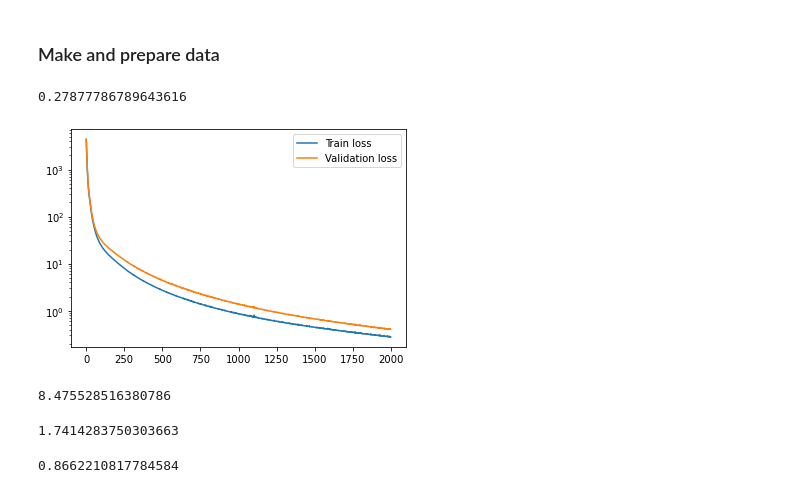
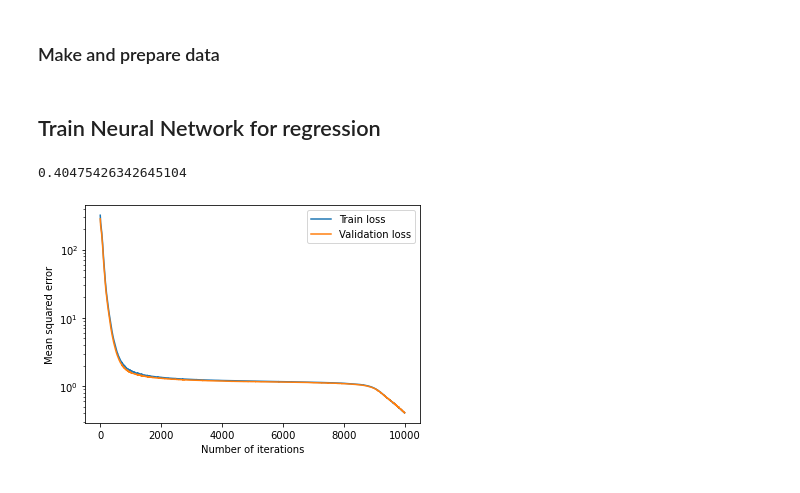
Before and after one commit to OdaLangrekken/FYS-STK4155, a Jupyter notebook: Project2/project2_code/notebooks/Partbc_NeuralNetworkRegression.ipynb, the cells around one changed output. Saved outputs shown, nothing was run; the diff lists cells and outputs as text; code cells hidden in the pictures.

Commit message:
Added many figures

```diff
--- a/Project2/project2_code/notebooks/Partbc_NeuralNetworkRegression.ipynb
+++ b/Project2/project2_code/notebooks/Partbc_NeuralNetworkRegression.ipynb
@@ -25,14 +25,14 @@ np.random.seed(1)
 x = 10*np.random.rand(n)
 
 # Make second degree polynomial
-y = 2 + 5*x + x**2
+y = 2 - 5*x + x**2 + np.random.normal(scale = 0.1, size = len(x))
 
 # Create design matrix, up to second degree
 X = create_design_matrix_1d(x, 2)
 
-# Split in train, validation and test
-X_train, X_test, y_train, y_test = train_test_split(X, y, test_size = 0.2, random_state=1)
-X_train, X_val, y_train, y_val = train_test_split(X_train, y_train, test_size = 0.2, random_state=1)
+# Split data in train, validation and test set
+X_train, X_test, y_train, y_test = train_test_split(X, y, test_size = 0.4, random_state=1)
+X_val, X_test, y_val, y_test = train_test_split(X_train, y_train, test_size = 0.5, random_state=1)
 
 # Scale the data
 scaler = StandardScaler()
@@ -306,36 +44,27 @@ class NeuralNetwork:
-# %%
-network = NeuralNetwork(X_train_scaled.shape[1])
-network.add_layer(8)
-network.add_layer(1)
-
-network.train(X_train_scaled, y_train, minibatches=2, num_epochs = 2000, learning_rate=0.0001,return_loss=True, loss='MSE', data_val=X_val_scaled, target_val=y_val, reg_coef=0.5)
-y_pred = network.predict(X_train_scaled)
-MSE(y_pred, y_train)
-# %% [output]
-0.27877786789643616
-# %%
-plt.plot(range(2000), network.loss_train, label='Train loss')
-plt.plot(range(2000), network.loss_val, label='Validation loss')
-plt.legend()
-plt.yscale('log')
-# %% [output]
-[figure, removed]
-# %%
-regr = MLPRegressor(hidden_layer_sizes=(8,), max_iter=2000, activation='logistic', solver='sgd', learning_rate_init=0.0001)
-regr.fit(X_train_scaled, y_train)
-y_pred = regr.predict(X_train_scaled)
-MSE(y_pred, y_train)
-# %% [output]
-8.475528516380786
-# %%
-regr = MLPRegressor(hidden_layer_sizes=(8,), max_iter=2000, activation='relu', solver='sgd', learning_rate_init=0.00001)
-regr.fit(X_train_scaled, y_train)
-y_pred = regr.predict(X_train_scaled)
-MSE(y_pred, y_train)
-# %% [output]
-1.7414283750303663
-# %%
-y_pred_test = network.predict(X_test_scaled)
-MSE(y_pred_test, y_test)
-# %% [output]
-0.8662210817784584
+# %% [markdown]
+## Train Neural Network for regression
+# %%
+num_epochs = 10000
+minibatches = 5
+learning_rate = 0.0001
+lamb = 0
+
+
+network = NeuralNetwork(X_train_scaled.shape[1])
+network.add_layer(8)
+network.add_layer(8)
+network.add_layer(1)
+
+network.train(X_train_scaled, y_train, minibatches=minibatches, num_epochs = num_epochs, learning_rate=learning_rate, reg_coef=lamb, return_loss=True, loss='MSE', data_val=X_val_scaled, target_val=y_val)
+print(min(network.loss_train))
+
+plt.plot(range(num_epochs), network.loss_train, label='Train loss');
+plt.plot(range(num_epochs), network.loss_val, label='Validation loss');
+plt.xlabel('Number of iterations');
+plt.ylabel('Mean squared error')
+plt.legend()
+plt.yscale('log')
+plt.savefig('..\\..\\output\\figures\\NNregr_2layers_8nodes.jpg')
+# %% [output]
+0.40475426342645104
+[figure, added]
```
Also changed, not shown: parts of 17 cells of this notebook, 24 other files.
